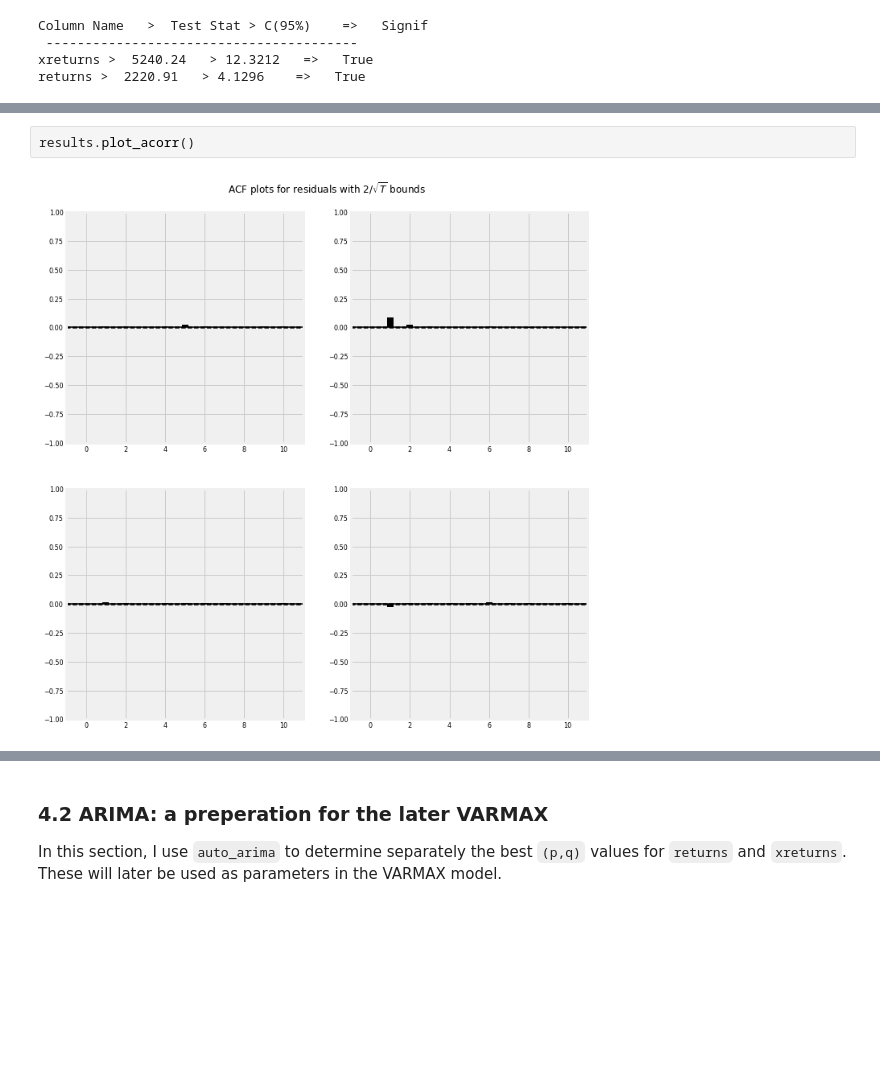
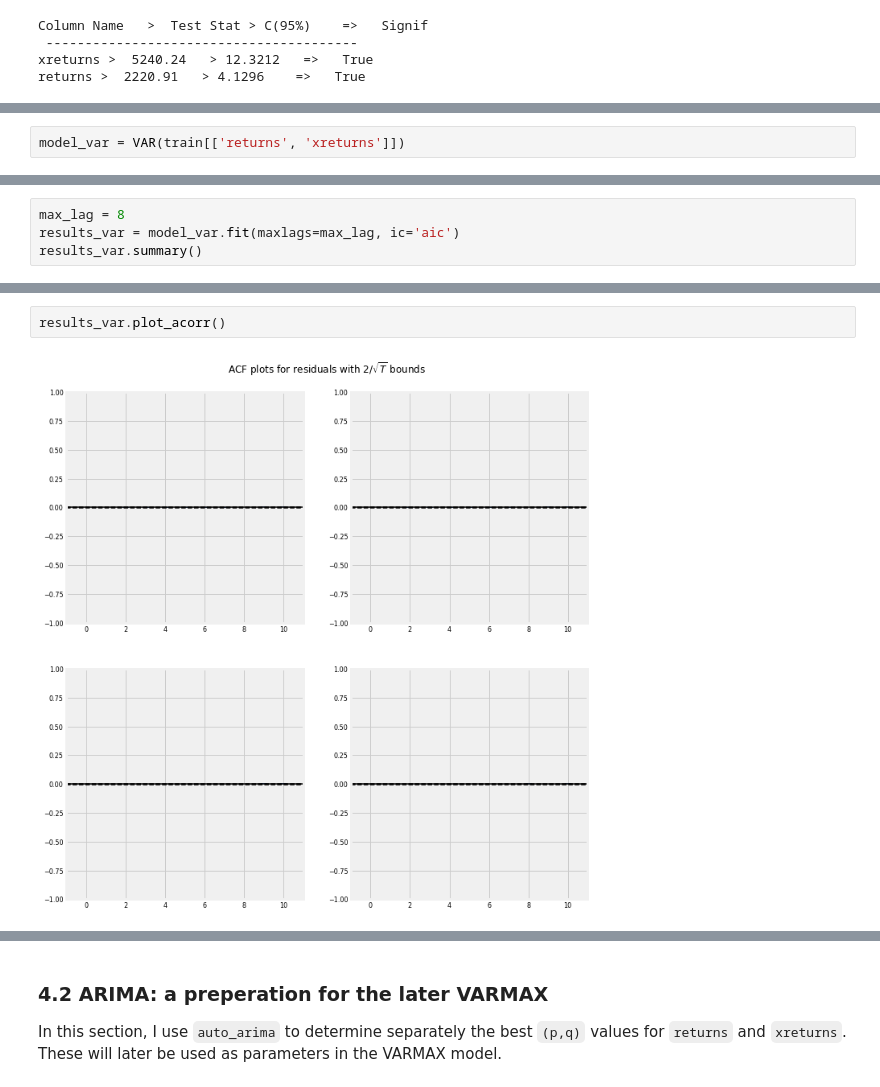
Before and after one commit to yanjiabai/GSA, a Jupyter notebook: GSA-time-series-forecasting.ipynb, the cells around one changed output, grey strips where cells are left out. Drawn from its saved outputs; the diff is of its cells as text; blank space fills up the shorter version.

Commit message:
Updated: modified modelling part + intro

```diff
--- a/GSA-time-series-forecasting.ipynb
+++ b/GSA-time-series-forecasting.ipynb
@@ -383 +380,3 @@ model = VAR(model_train)
+# %%
+model_var = VAR(train[['returns', 'xreturns']])
 # %%
@@ -423,0 +398,4 @@ xreturns    0.410412  1.000000
+# %%
+max_lag = 8
+results_var = model_var.fit(maxlags=max_lag, ic='aic')
+results_var.summary()
@@ -424,4 +420,4 @@ xreturns    0.410412  1.000000
 # %%
-results.plot_acorr()
+results_var.plot_acorr()
 # %% [output]
-[figure, old version]
+[figure, new version]
```
Also changed, not shown: parts of 13 cells of this notebook.
